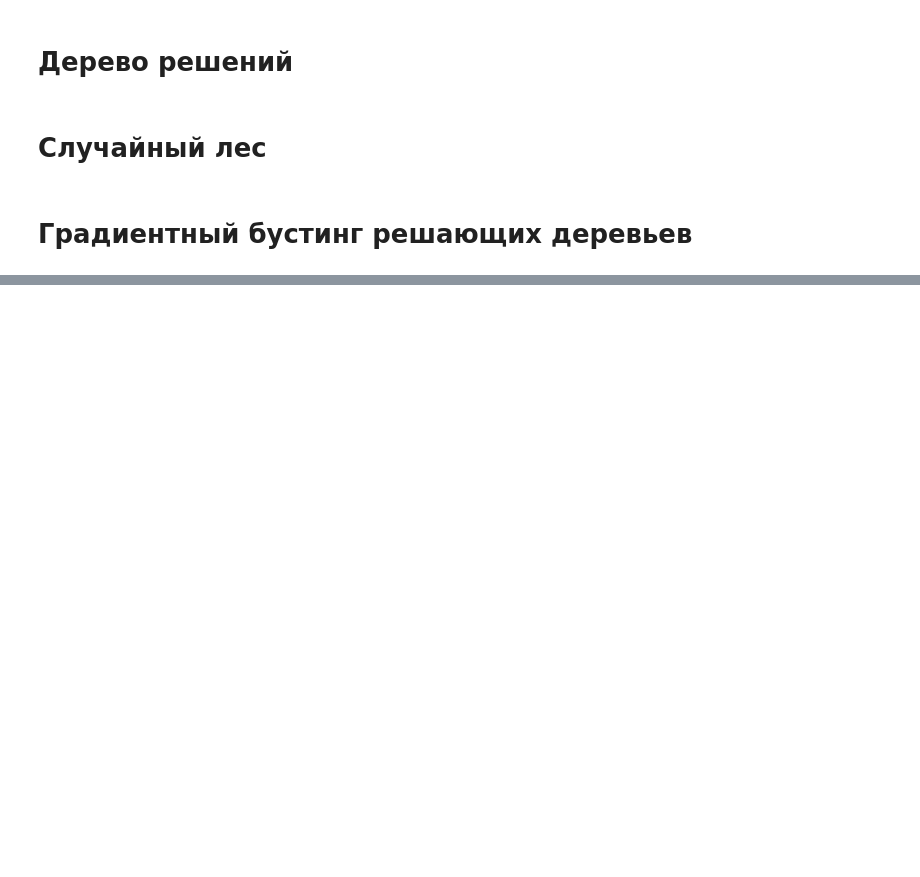
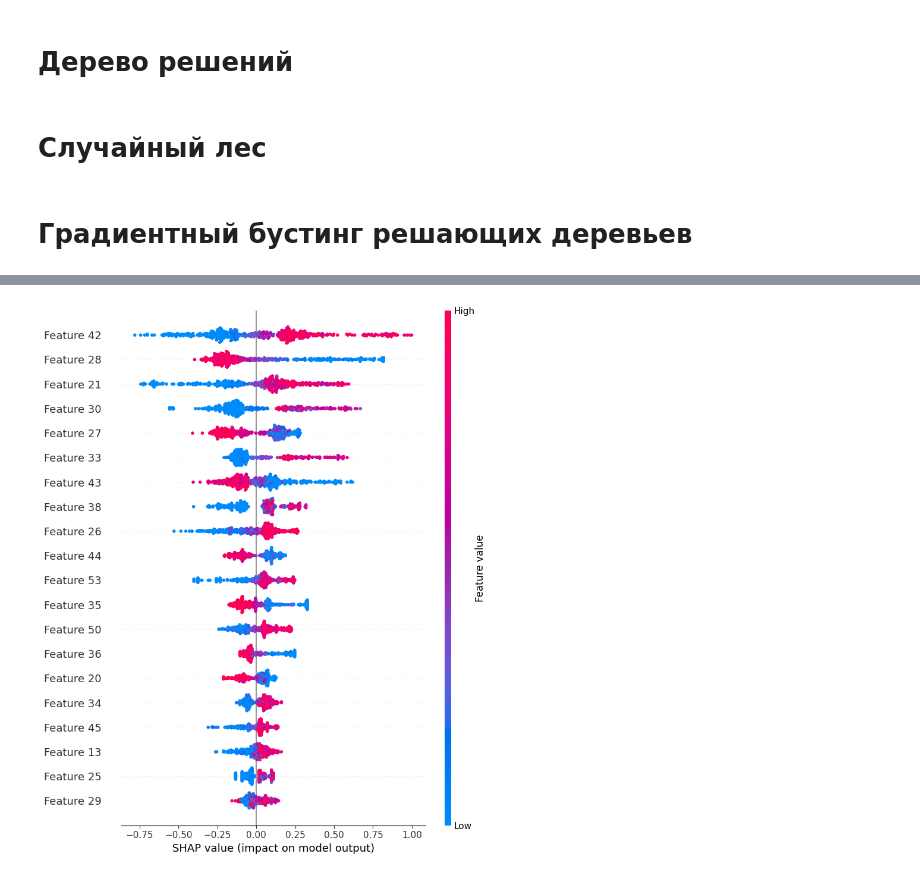
Before and after one commit to igumnov-daniel/HOCK_SEPTEMBER_2023, a Jupyter notebook: 17_catboost/catboost.ipynb, the cells around one changed output, grey strips where cells are left out. Drawn from its saved outputs; the diff is of its cells as text; code cells hidden in the pictures; blank space fills up the shorter version.

```diff
--- a/17_catboost/catboost.ipynb
+++ b/17_catboost/catboost.ipynb
@@ -427,5 +955,7 @@ shap_values.shape
 # %%
 
-shap.summary_plot(shap_values[:, 3, :], X_test)
+shap.summary_plot(shap_values[:, 0, :], X_test)
 
 # окраски нет, потому что данные категориальные, а их кодирование в числа происходит внутри
+# %% [output]
+[figure, added]
```
Also changed, not shown: parts of 71 cells of this notebook.
